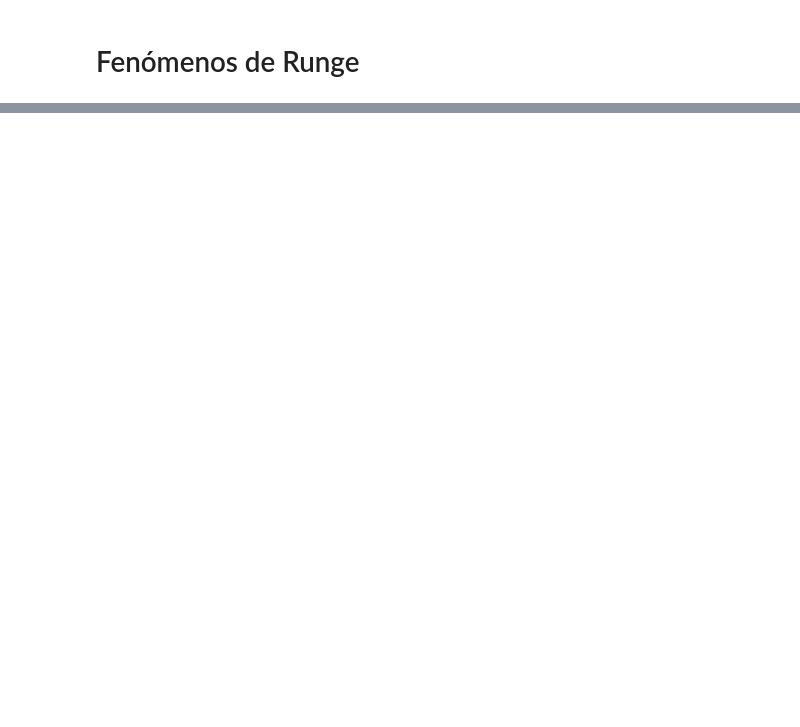
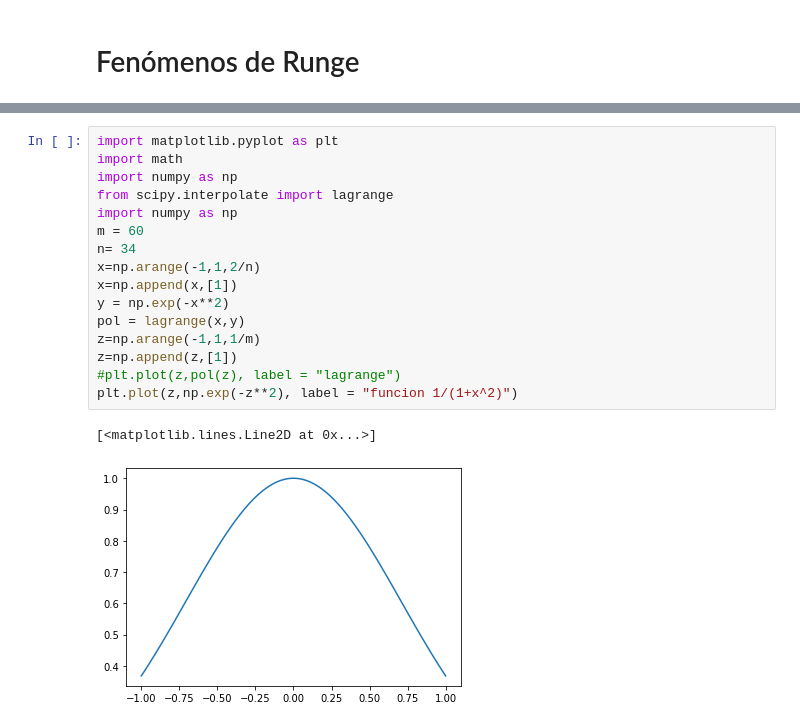
Before and after one commit to antvilla06/Programaci-n-y-M-todos-Num-ricos, a Jupyter notebook: Unidad_5.ipynb, the cells around one changed output, grey strips where cells are left out. Drawn from its saved outputs; the diff is of its cells as text; blank space fills up the shorter version.

```diff
--- a/Unidad_5.ipynb
+++ b/Unidad_5.ipynb
@@ -5,3 +25,22 @@
+# %%
+import matplotlib.pyplot as plt
+import math
+import numpy as np
+from scipy.interpolate import lagrange
+import numpy as np
+m = 60
+n= 34
+x=np.arange(-1,1,2/n)
+x=np.append(x,[1])
+y = np.exp(-x**2)
+pol = lagrange(x,y)
+z=np.arange(-1,1,1/m)
+z=np.append(z,[1])
+#plt.plot(z,pol(z), label = "lagrange")
+plt.plot(z,np.exp(-z**2), label = "funcion 1/(1+x^2)")
+# %% [output]
+[<matplotlib.lines.Line2D at 0x...>]
+[figure, added]
 # %%
 import math
 import numpy as np
```
Also changed, not shown: parts of 6 cells of this notebook.
